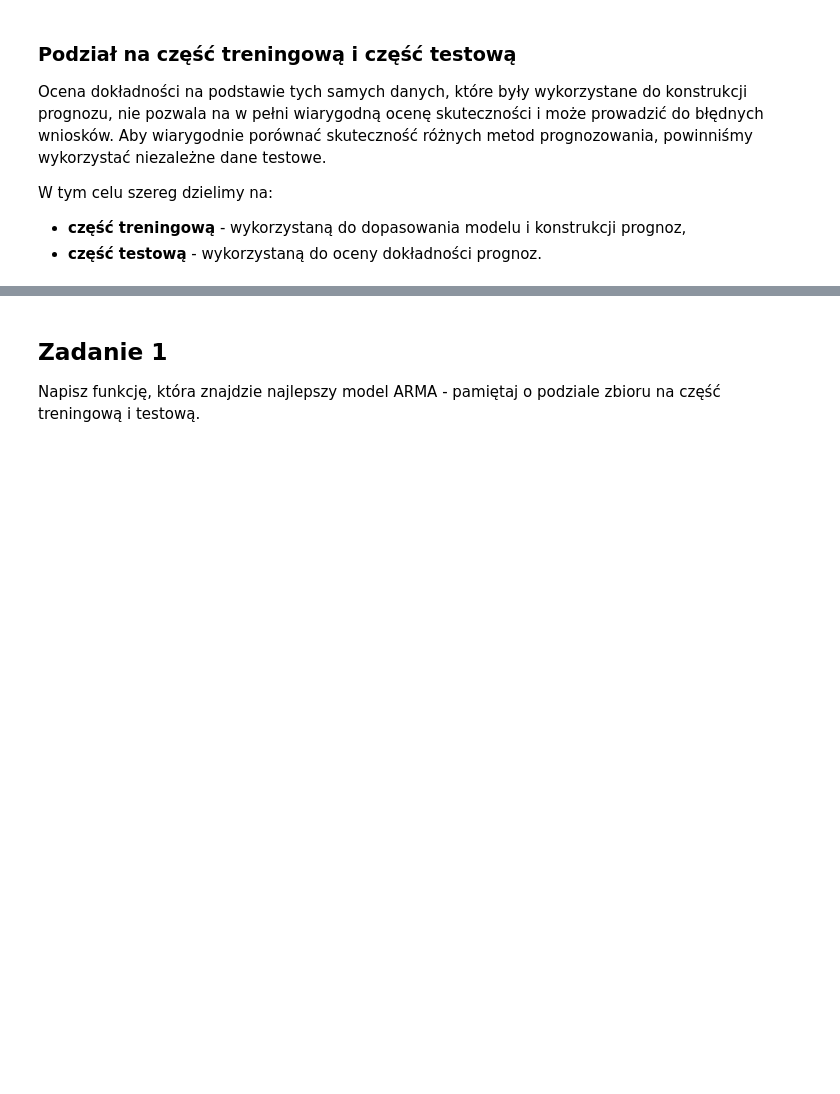
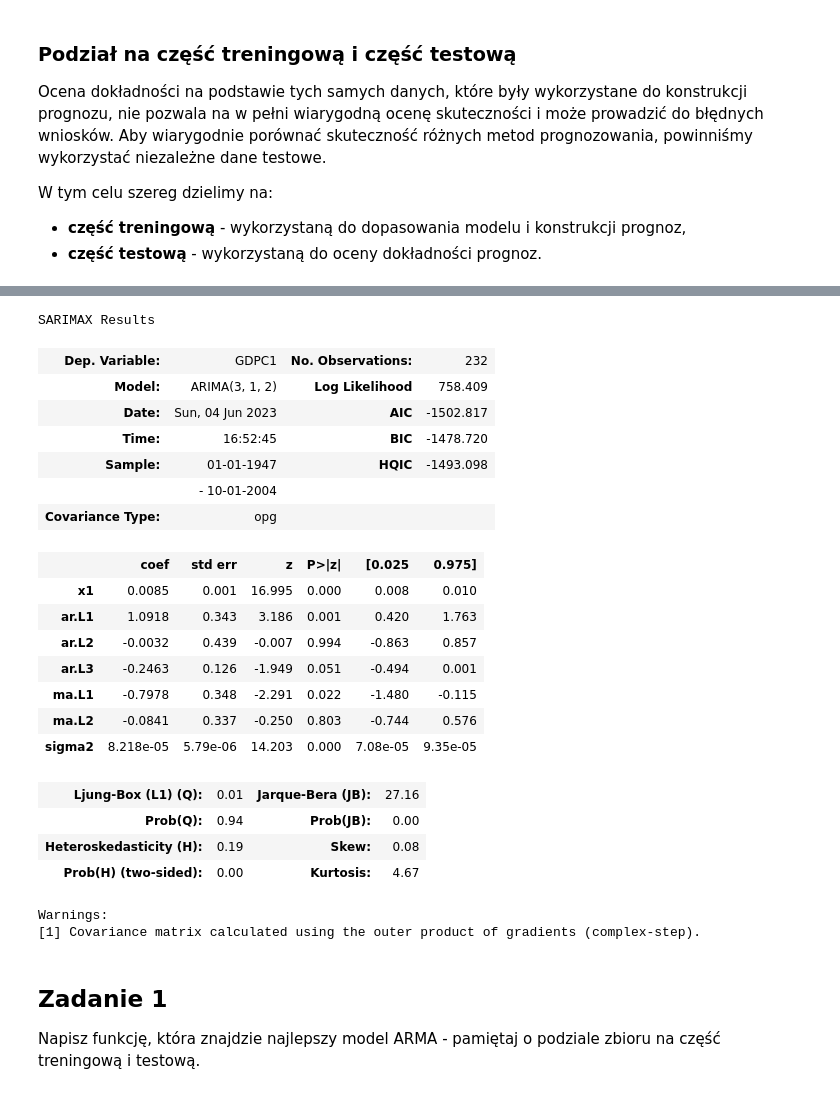
Before and after one commit to mdabrowski-phd/ds250223_regul, a Jupyter notebook: 03_szeregi_czasowe/07_predykcja_szeregow_czasowych.ipynb, the cells around one changed output, grey strips where cells are left out. Cells and saved outputs as stored; diff of their text form; code cells hidden in the pictures; blank space fills up the shorter version.

```diff
--- a/03_szeregi_czasowe/07_predykcja_szeregow_czasowych.ipynb
+++ b/03_szeregi_czasowe/07_predykcja_szeregow_czasowych.ipynb
@@ -64,0 +101,28 @@ W tym celu szereg dzielimy na:
+# %%
+log_usgdp_train = np.log(usgdp_train)
+
+m1 = ARIMA(endog=log_usgdp_train, order=(3, 1, 2), trend='t').fit()
+m1.summary()
+# %% [output]
+SARIMAX Results
+| Dep. Variable: | GDPC1 | No. Observations: | 232 |
+| Model: | ARIMA(3, 1, 2) | Log Likelihood | 758.409 |
+| Date: | Sun, 04 Jun 2023 | AIC | -1502.817 |
+| Time: | 16:52:45 | BIC | -1478.720 |
+| Sample: | 01-01-1947 | HQIC | -1493.098 |
+|  | - 10-01-2004 |  |  |
+| Covariance Type: | opg |  |  |
+|  | coef | std err | z | P>|z| | [0.025 | 0.975] |
+| x1 | 0.0085 | 0.001 | 16.995 | 0.000 | 0.008 | 0.010 |
+| ar.L1 | 1.0918 | 0.343 | 3.186 | 0.001 | 0.420 | 1.763 |
+| ar.L2 | -0.0032 | 0.439 | -0.007 | 0.994 | -0.863 | 0.857 |
+| ar.L3 | -0.2463 | 0.126 | -1.949 | 0.051 | -0.494 | 0.001 |
+| ma.L1 | -0.7978 | 0.348 | -2.291 | 0.022 | -1.480 | -0.115 |
+| ma.L2 | -0.0841 | 0.337 | -0.250 | 0.803 | -0.744 | 0.576 |
+| sigma2 | 8.218e-05 | 5.79e-06 | 14.203 | 0.000 | 7.08e-05 | 9.35e-05 |
+| Ljung-Box (L1) (Q): | 0.01 | Jarque-Bera (JB): | 27.16 |
+| Prob(Q): | 0.94 | Prob(JB): | 0.00 |
+| Heteroskedasticity (H): | 0.19 | Skew: | 0.08 |
+| Prob(H) (two-sided): | 0.00 | Kurtosis: | 4.67 |
+Warnings:
+[1] Covariance matrix calculated using the outer product of gradients (complex-step).
```
Also changed, not shown: parts of 19 cells of this notebook, 1 other file.
